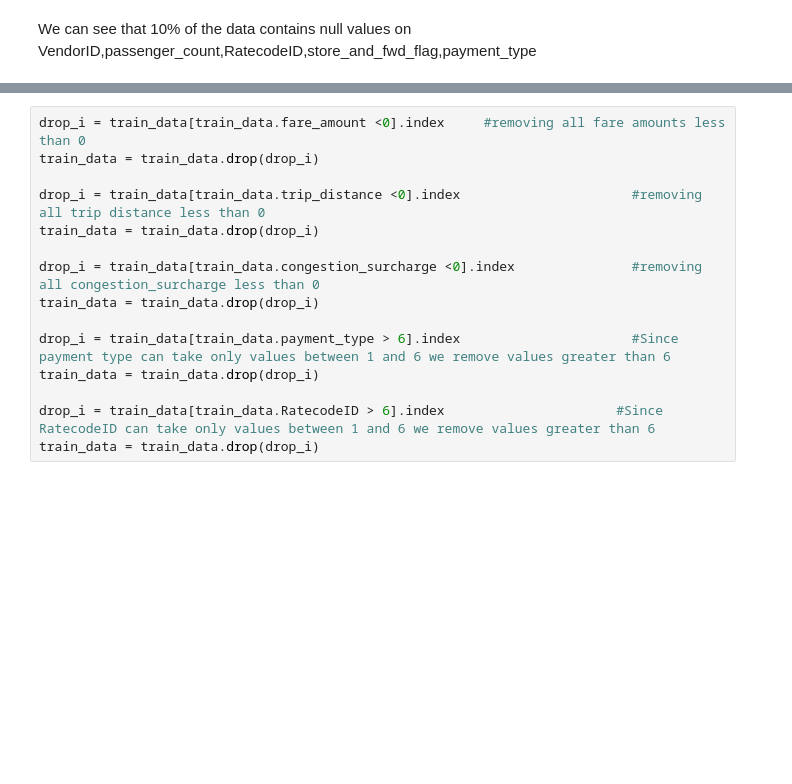
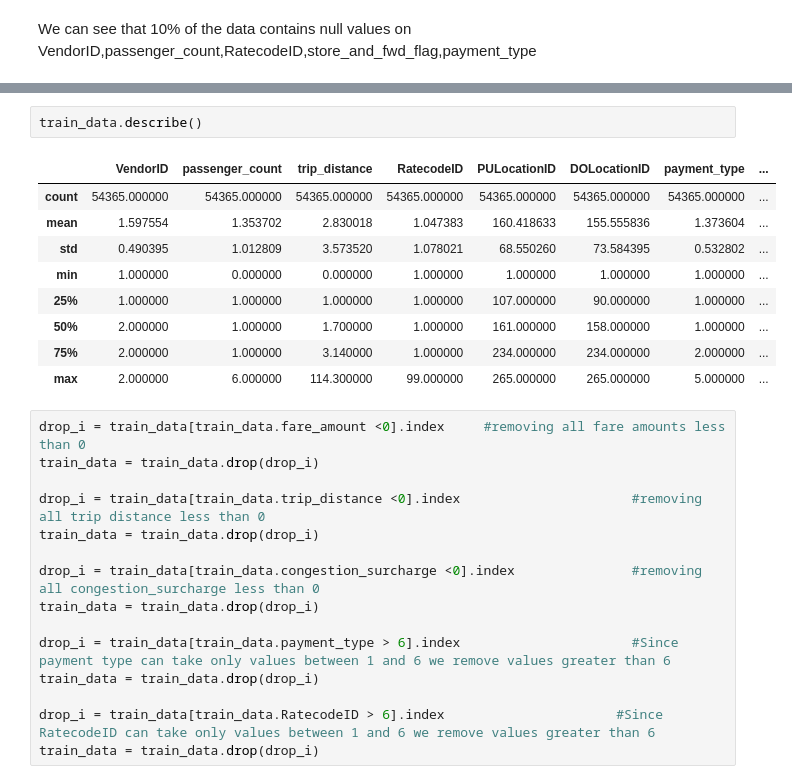
Before and after one commit to Prithivi-Raj/Taxi-Fare-Prediction, a Jupyter notebook: NA19B052.ipynb, the cells around one changed output, grey strips where cells are left out. Cells and saved outputs as stored; diff of their text form; blank space fills up the shorter version.

```diff
--- a/NA19B052.ipynb
+++ b/NA19B052.ipynb
@@ -59,3 +68,15 @@ train_data.isnull().sum()
+# %%
+train_data.describe()
+# %% [output]
+|  | VendorID | passenger_count | trip_distance | RatecodeID | PULocationID | DOLocationID | payment_type | ... |
+| count | 54365.000000 | 54365.000000 | 54365.000000 | 54365.000000 | 54365.000000 | 54365.000000 | 54365.000000 | ... |
+| mean | 1.597554 | 1.353702 | 2.830018 | 1.047383 | 160.418633 | 155.555836 | 1.373604 | ... |
+| std | 0.490395 | 1.012809 | 3.573520 | 1.078021 | 68.550260 | 73.584395 | 0.532802 | ... |
+| min | 1.000000 | 0.000000 | 0.000000 | 1.000000 | 1.000000 | 1.000000 | 1.000000 | ... |
+| 25% | 1.000000 | 1.000000 | 1.000000 | 1.000000 | 107.000000 | 90.000000 | 1.000000 | ... |
+| 50% | 2.000000 | 1.000000 | 1.700000 | 1.000000 | 161.000000 | 158.000000 | 1.000000 | ... |
+| 75% | 2.000000 | 1.000000 | 3.140000 | 1.000000 | 234.000000 | 234.000000 | 2.000000 | ... |
+| max | 2.000000 | 6.000000 | 114.300000 | 99.000000 | 265.000000 | 265.000000 | 5.000000 | ... |
 # %%
 drop_i = train_data[train_data.fare_amount <0].index     #removing all fare amounts less than 0
 train_data = train_data.drop(drop_i)
```
Also changed, not shown: parts of 6 cells of this notebook.
